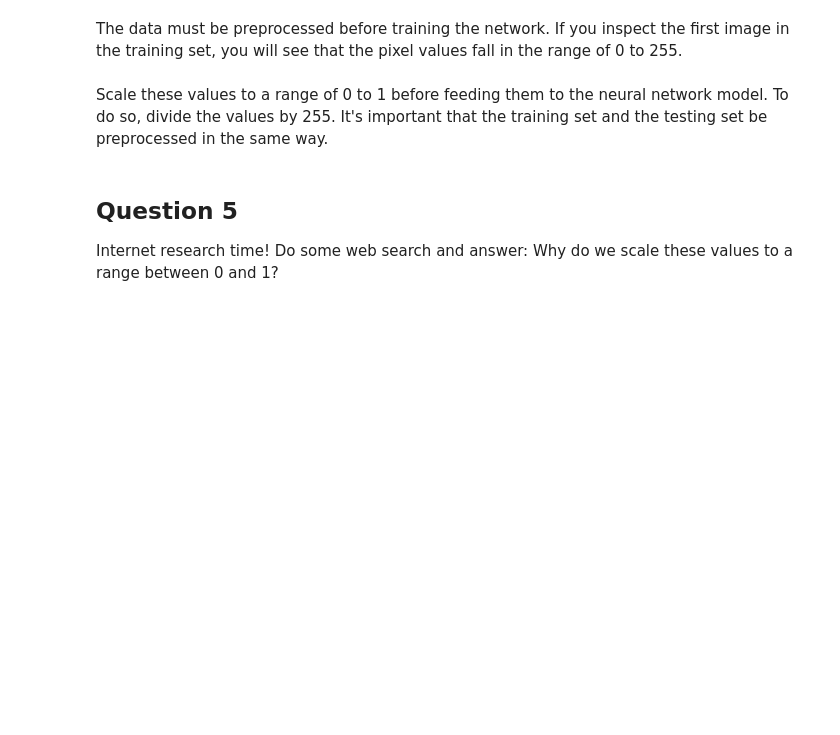
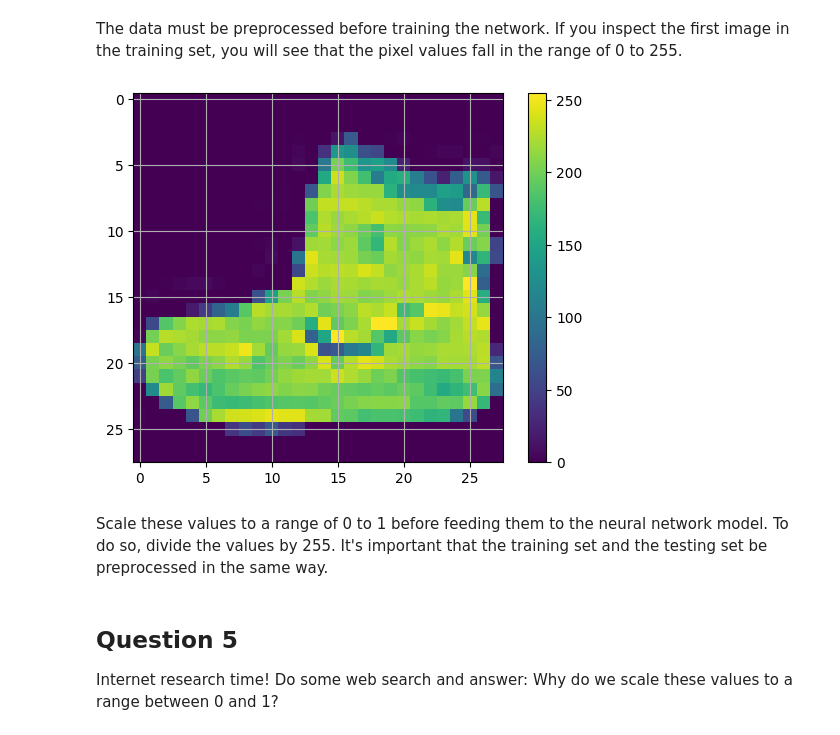
Before and after one commit to ezou6/mit_futuremakers_summer_2023-ezou6, a Jupyter notebook: Module_04_Deep_Learning_and_TensorFlow/Deep_Learning_and_TensorFlow.ipynb, the cells around one changed output. Cells and saved outputs as stored; diff of their text form; code cells hidden in the pictures; blank space fills up the shorter version.

```diff
--- a/Module_04_Deep_Learning_and_TensorFlow/Deep_Learning_and_TensorFlow.ipynb
+++ b/Module_04_Deep_Learning_and_TensorFlow/Deep_Learning_and_TensorFlow.ipynb
@@ -393,10 +492,13 @@ print("Shape of test samples:" , test_images.shape)
 The data must be preprocessed before training the network. If you inspect the first image in the training set, you will see that the pixel values fall in the range of 0 to 255.
 # %%
 plt.figure()
-plt.imshow(train_images[0])
+plt.imshow(train_images[0]) #display as image plot by mapping 2d arrays or image
+#values to colors
 plt.colorbar()
-plt.grid(False)
+plt.grid()
 plt.show()
+# %% [output]
+[figure, added]
 # %% [markdown]
 Scale these values to a range of 0 to 1 before feeding them to the neural network model. To do so, divide the values by 255. It's important that the training set and the testing set be preprocessed in the same way.
 # %%
```
Also changed, not shown: parts of 18 cells of this notebook.
